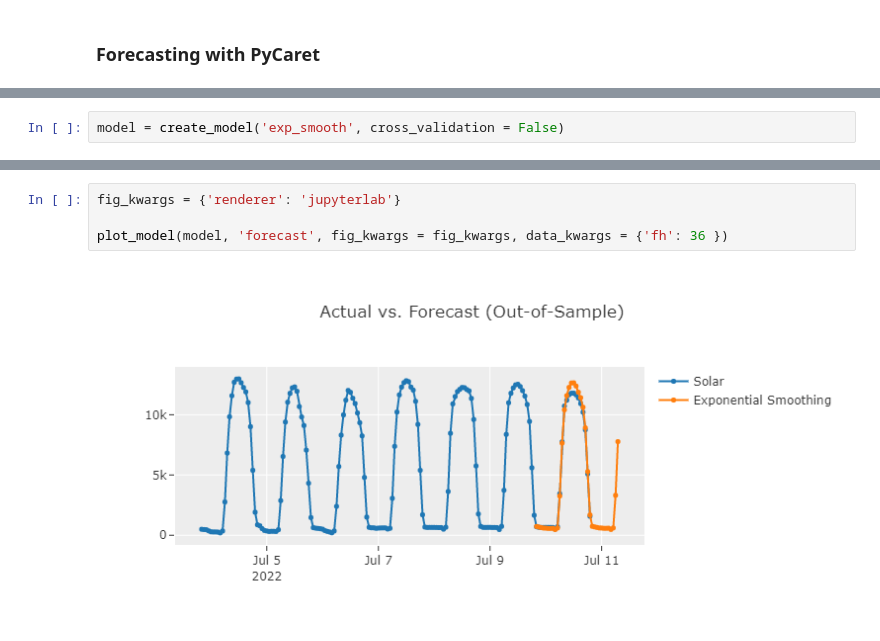
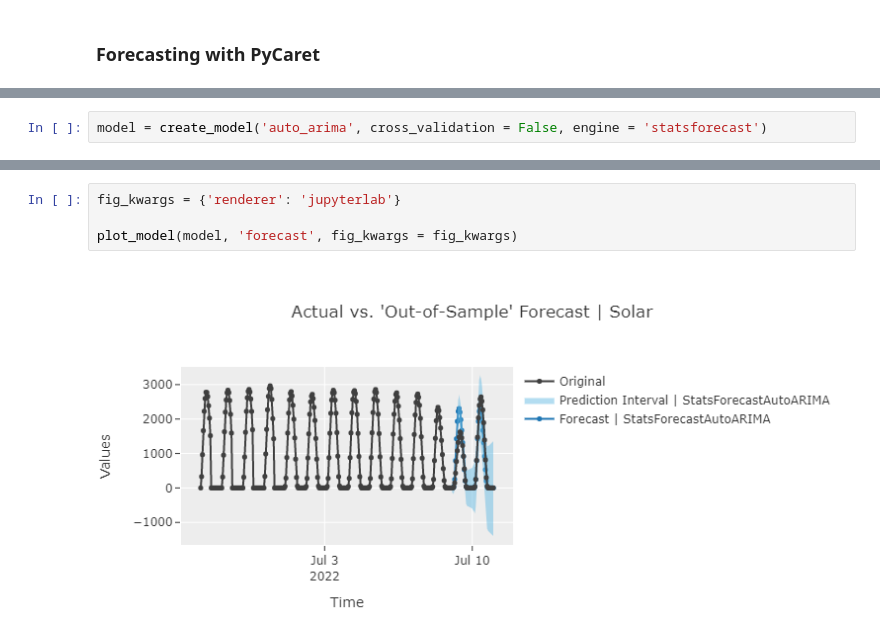
Before and after one commit to derevirn/renewcast, a Jupyter notebook: notebooks/forecasting_entsoe.ipynb, the cells around one changed output, grey strips where cells are left out. Drawn from its saved outputs; the diff is of its cells as text.

```diff
--- a/notebooks/forecasting_entsoe.ipynb
+++ b/notebooks/forecasting_entsoe.ipynb
@@ -54,5 +61,5 @@ ts = setup(data = df_energy['Solar'], fh = 24,
 # %%
-model = create_model('exp_smooth', cross_validation = False)
+model = create_model('auto_arima', cross_validation = False, engine = 'statsforecast')
 # %% [output]
 [interactive output not drawn]
 |  | MASE | RMSSE | MAE | RMSE | MAPE | SMAPE | R2 |
@@ -60,6 +67,6 @@ model = create_model('exp_smooth', cross_validation = False)
 # %%
 fig_kwargs = {'renderer': 'jupyterlab'}
 
-plot_model(model, 'forecast', fig_kwargs = fig_kwargs, data_kwargs = {'fh': 36 })
+plot_model(model, 'forecast', fig_kwargs = fig_kwargs)
 # %% [output]
-[figure, old version]
+[figure, new version]
```
Also changed, not shown: parts of 4 cells of this notebook, 7 other files.
